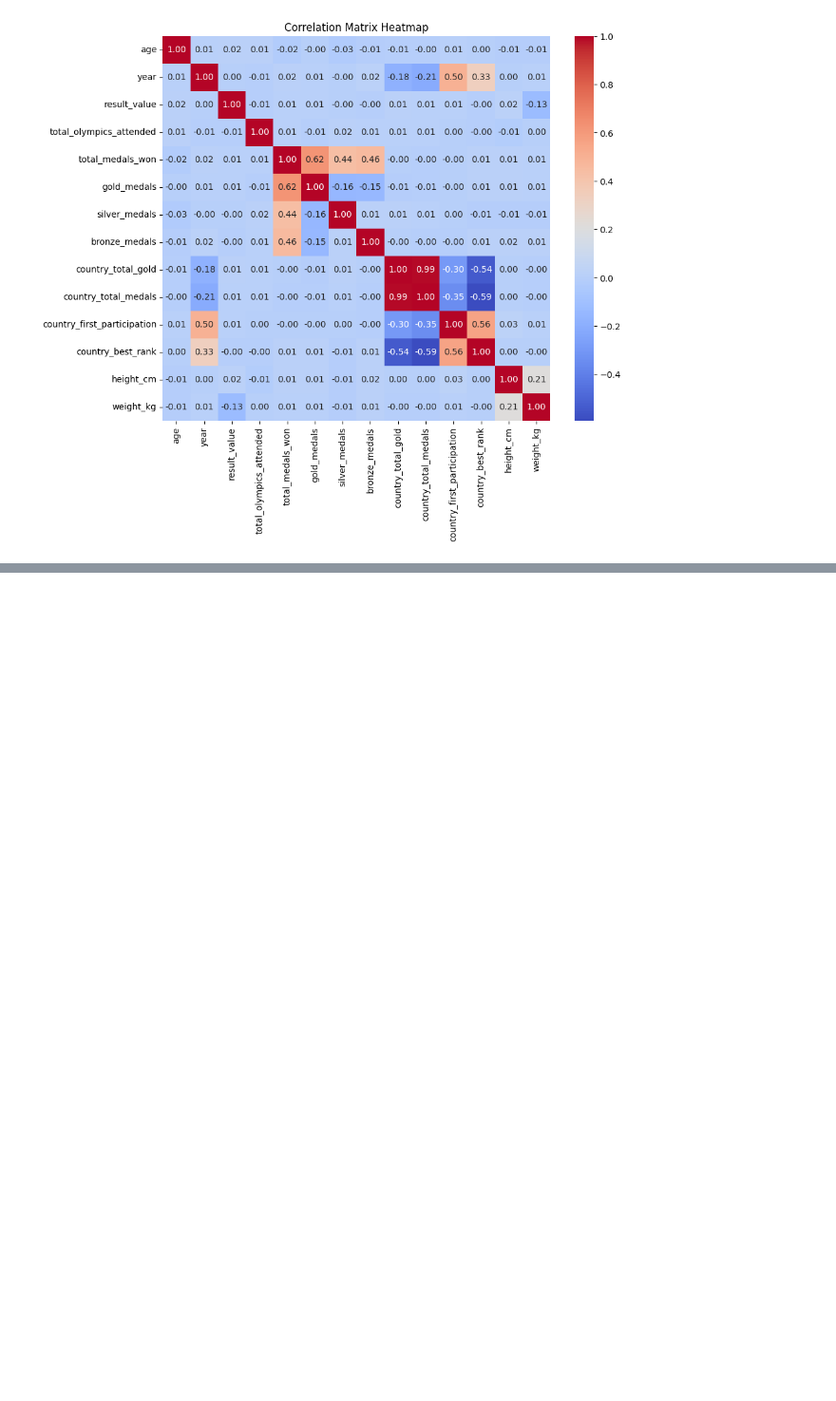
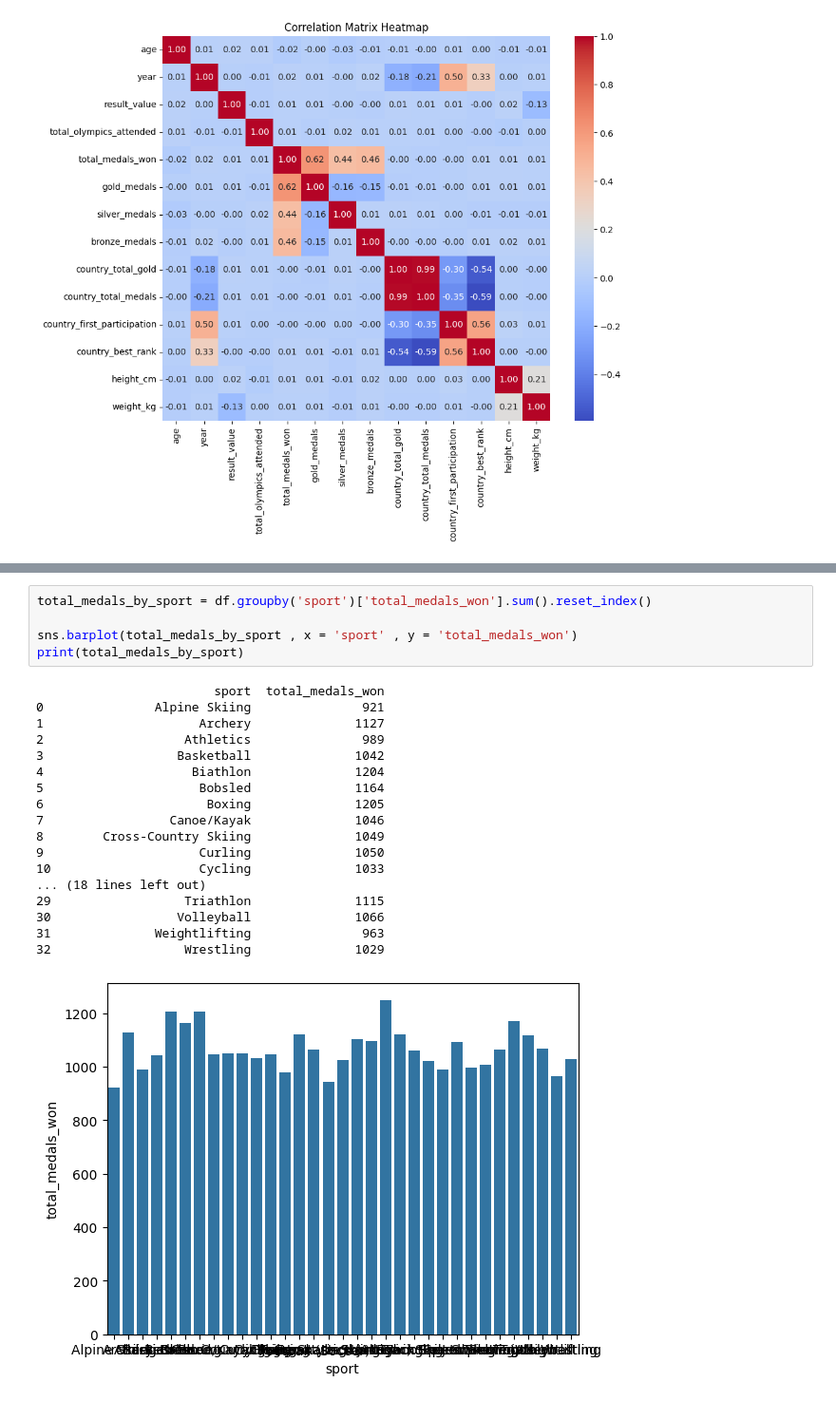
Before and after one commit to Yae-sine/AI_PLayground, a Jupyter notebook: ML/Olympics Athletes DataSet/notebooks/notebook.ipynb, the cells around one changed output, grey strips where cells are left out. Shown at 95% size. Drawn from its saved outputs; the diff is of its cells as text; blank space fills up the shorter version.

```diff
--- a/ML/Olympics Athletes DataSet/notebooks/notebook.ipynb
+++ b/ML/Olympics Athletes DataSet/notebooks/notebook.ipynb
@@ -155,0 +199,24 @@ plt.show()
+# %%
+total_medals_by_sport = df.groupby('sport')['total_medals_won'].sum().reset_index()
+
+sns.barplot(total_medals_by_sport , x = 'sport' , y = 'total_medals_won')
+print(total_medals_by_sport)
+# %% [output]
+                        sport  total_medals_won
+0               Alpine Skiing               921
+1                     Archery              1127
+2                   Athletics               989
+3                  Basketball              1042
+4                    Biathlon              1204
+5                     Bobsled              1164
+6                      Boxing              1205
+7                 Canoe/Kayak              1046
+8        Cross-Country Skiing              1049
+9                     Curling              1050
+10                    Cycling              1033
+... (18 lines left out)
+29                  Triathlon              1115
+30                 Volleyball              1066
+31              Weightlifting               963
+32                  Wrestling              1029
+[figure, added]
```
Also changed, not shown: parts of 10 cells of this notebook.
